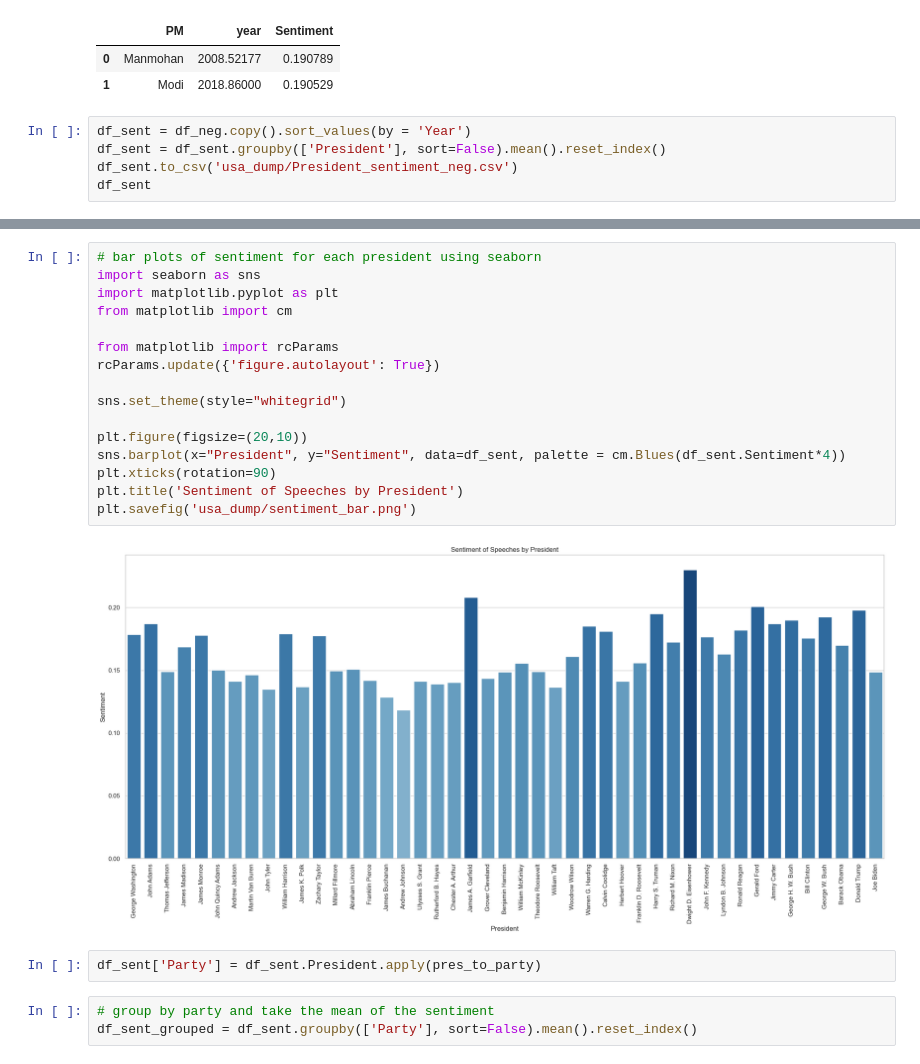
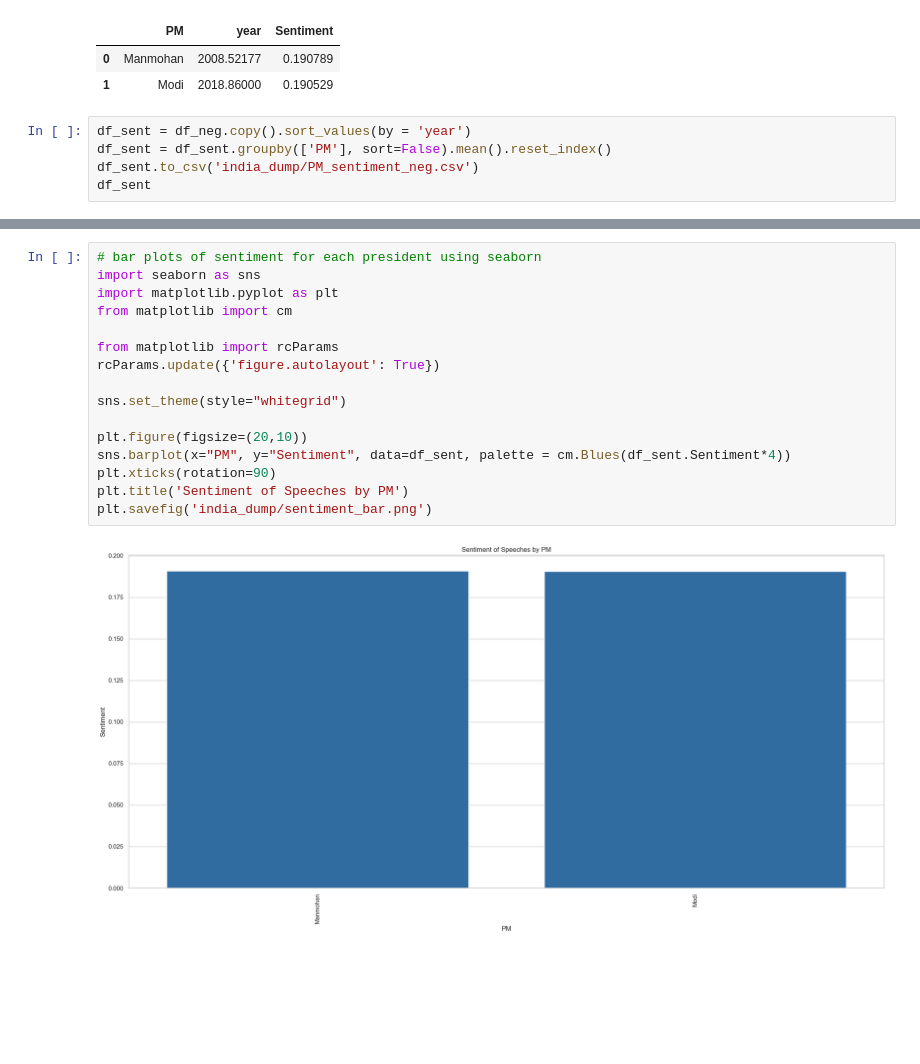
Before and after one commit to kshitijalwadhi/HSL384-Project, a Jupyter notebook: analyse_india.ipynb, the cells around one changed output, grey strips where cells are left out. Cells and saved outputs as stored; diff of their text form; blank space fills up the shorter version.

Commit message:
add sentiment of india PM

```diff
--- a/analyse_india.ipynb
+++ b/analyse_india.ipynb
@@ -537,8 +537,8 @@ df_sent
 | 0 | Manmohan | 2008.52177 | 0.190789 |
 | 1 | Modi | 2018.86000 | 0.190529 |
 # %%
-df_sent = df_neg.copy().sort_values(by = 'Year')
-df_sent = df_sent.groupby(['President'], sort=False).mean().reset_index()
-df_sent.to_csv('usa_dump/President_sentiment_neg.csv')
+df_sent = df_neg.copy().sort_values(by = 'year')
+df_sent = df_sent.groupby(['PM'], sort=False).mean().reset_index()
+df_sent.to_csv('india_dump/PM_sentiment_neg.csv')
 df_sent
 # %% [output]
@@ -562,23 +548,18 @@ df_sent
 # %%
 # bar plots of sentiment for each president using seaborn
 import seaborn as sns
 import matplotlib.pyplot as plt
 from matplotlib import cm
 
 from matplotlib import rcParams
 rcParams.update({'figure.autolayout': True})
 
 sns.set_theme(style="whitegrid")
 
 plt.figure(figsize=(20,10))
-sns.barplot(x="President", y="Sentiment", data=df_sent, palette = cm.Blues(df_sent.Sentiment*4))
+sns.barplot(x="PM", y="Sentiment", data=df_sent, palette = cm.Blues(df_sent.Sentiment*4))
 plt.xticks(rotation=90)
-plt.title('Sentiment of Speeches by President')
-plt.savefig('usa_dump/sentiment_bar.png')
+plt.title('Sentiment of Speeches by PM')
+plt.savefig('india_dump/sentiment_bar.png')
 # %% [output]
-[figure, old version]
+[figure, new version]
-# %%
-df_sent['Party'] = df_sent.President.apply(pres_to_party)
-# %%
-# group by party and take the mean of the sentiment
-df_sent_grouped = df_sent.groupby(['Party'], sort=False).mean().reset_index()
```
Also changed, not shown: parts of 4 cells of this notebook, 2 other files.
